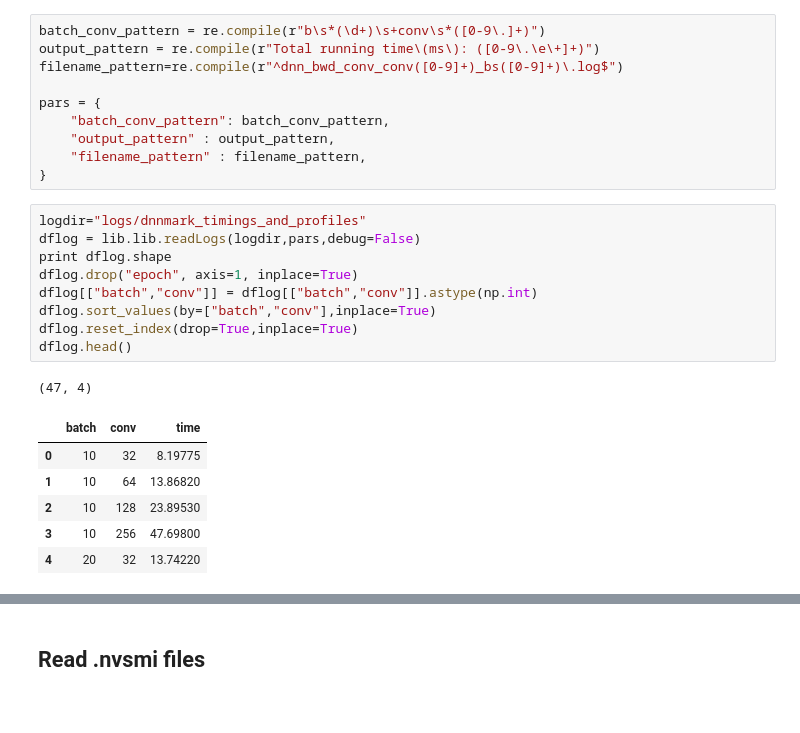
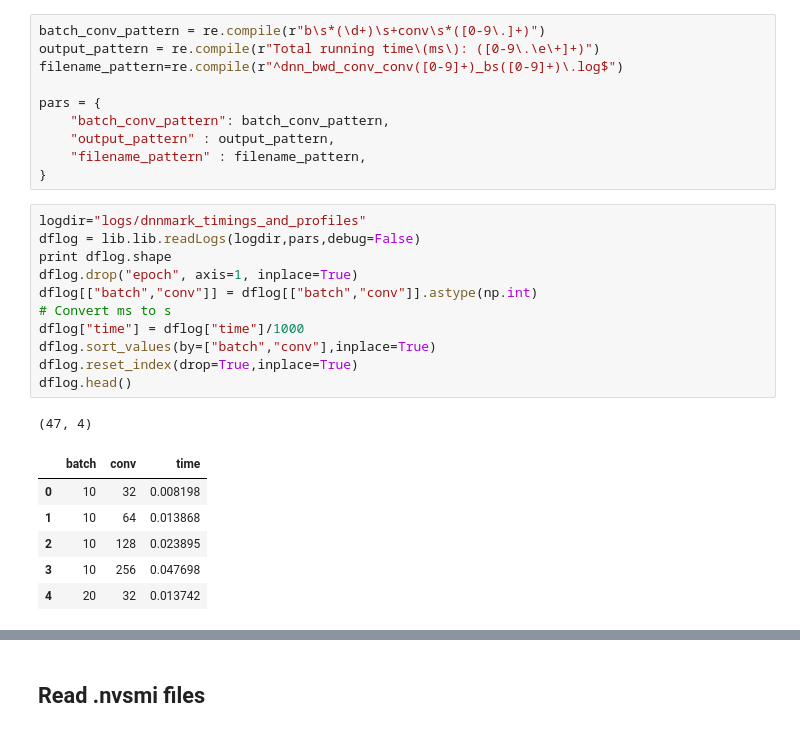
Before and after one commit to shidong-ai/DNNMark, a Jupyter notebook: 20180619_dnn_bwd_conv_series.ipynb, the cells around one changed output, grey strips where cells are left out. Saved outputs shown, nothing was run; the diff lists cells and outputs as text.

Commit message:
Plotted time per BS in seconds (converted from ms). Plotted triple kernel graphs Time,Time(%),Calls per BS per output filters.

```diff
--- a/20180619_dnn_bwd_conv_series.ipynb
+++ b/20180619_dnn_bwd_conv_series.ipynb
@@ -50,17 +50,19 @@ pars = {
 # %%
 logdir="logs/dnnmark_timings_and_profiles"
 dflog = lib.lib.readLogs(logdir,pars,debug=False)
 print dflog.shape
 dflog.drop("epoch", axis=1, inplace=True)
 dflog[["batch","conv"]] = dflog[["batch","conv"]].astype(np.int)
+# Convert ms to s
+dflog["time"] = dflog["time"]/1000
 dflog.sort_values(by=["batch","conv"],inplace=True)
 dflog.reset_index(drop=True,inplace=True)
 dflog.head()
 # %% [output]
 (47, 4)
 |  | batch | conv | time |
-| 0 | 10 | 32 | 8.19775 |
-| 1 | 10 | 64 | 13.86820 |
-| 2 | 10 | 128 | 23.89530 |
-| 3 | 10 | 256 | 47.69800 |
-| 4 | 20 | 32 | 13.74220 |
+| 0 | 10 | 32 | 0.008198 |
+| 1 | 10 | 64 | 0.013868 |
+| 2 | 10 | 128 | 0.023895 |
+| 3 | 10 | 256 | 0.047698 |
+| 4 | 20 | 32 | 0.013742 |
```
Also changed, not shown: parts of 28 cells of this notebook, 1 other file.
